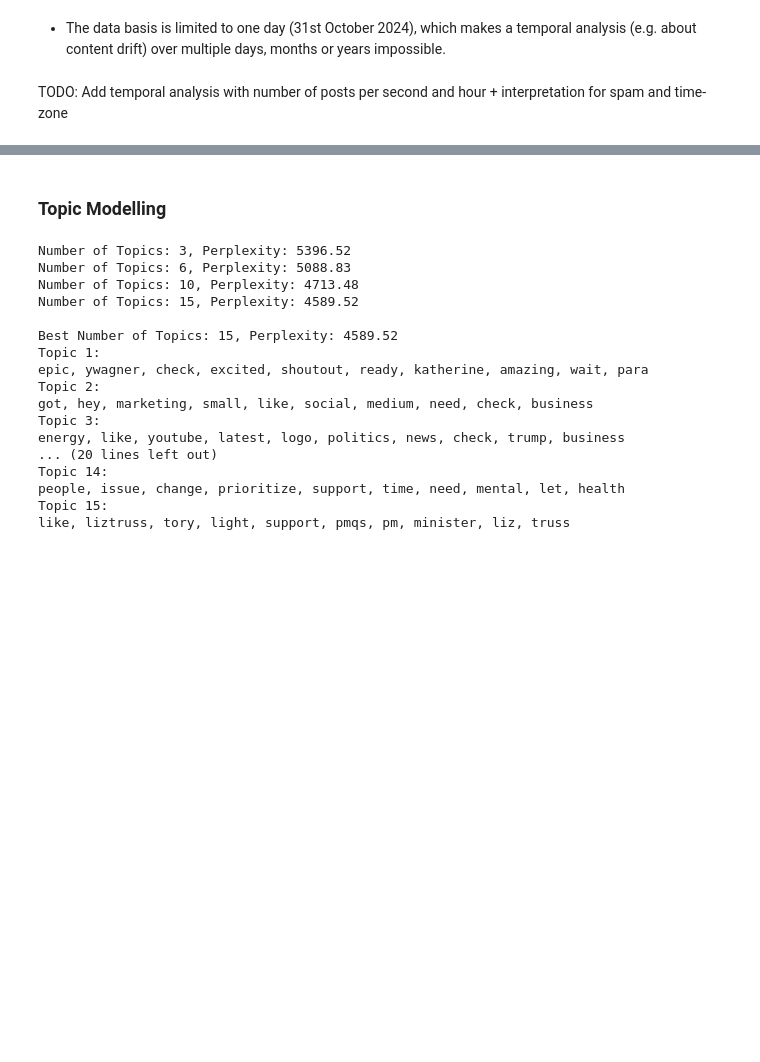
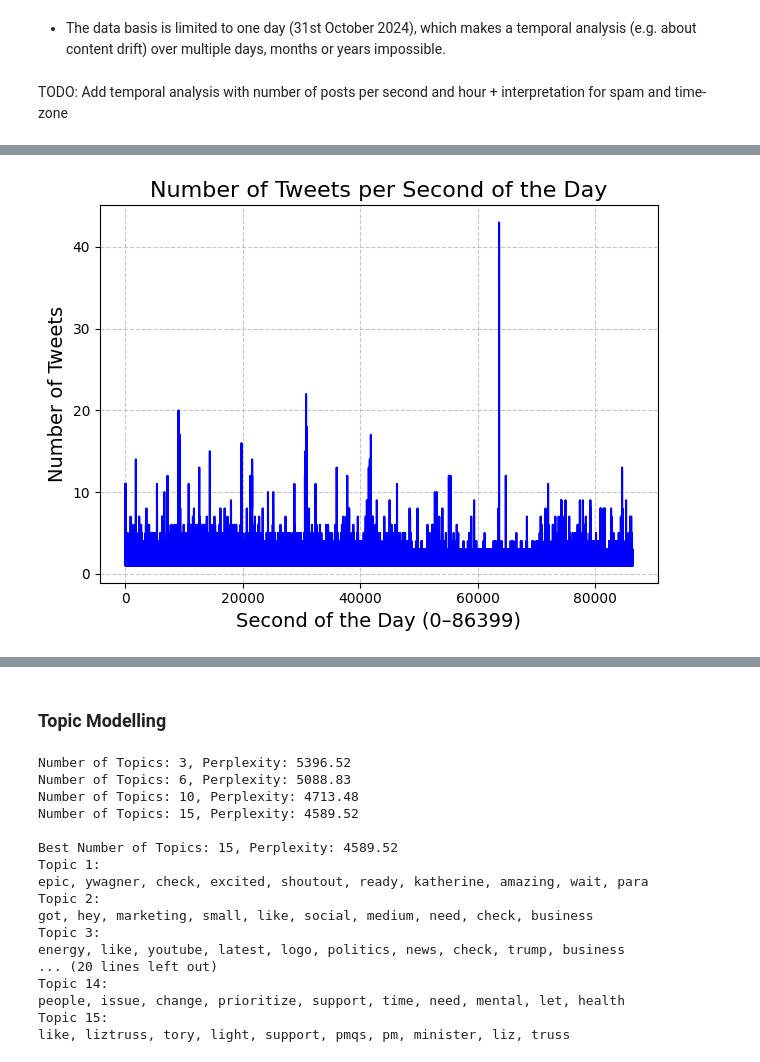
Before and after one commit to lgiesen/social-media-analysis, a Jupyter notebook: complete-code.ipynb, the cells around one changed output, grey strips where cells are left out. Cells and saved outputs as stored; diff of their text form; code cells hidden in the pictures; blank space fills up the shorter version.

```diff
--- a/complete-code.ipynb
+++ b/complete-code.ipynb
@@ -118,0 +174,18 @@ TODO: Add temporal analysis with number of posts per second and hour + interpret
+# %%
+second_tweet = (
+    df['datetime'].dt.hour * 3600 +
+    df['datetime'].dt.minute * 60 +
+    df['datetime'].dt.second
+).value_counts().sort_index()
+seconds = second_tweet.index
+tweet_counts = second_tweet.values
+
+sns.lineplot(x=seconds, y=tweet_counts, color='blue', linewidth=1.5)
+plt.title("Number of Tweets per Second of the Day", fontsize=16)
+plt.xlabel("Second of the Day (0–86399)", fontsize=14)
+plt.ylabel("Number of Tweets", fontsize=14)
+plt.grid(visible=True, which="major", linestyle="--", alpha=0.7)
+plt.tight_layout()
+plt.show()
+# %% [output]
+[figure, added]
```
Also changed, not shown: parts of 10 cells of this notebook.
